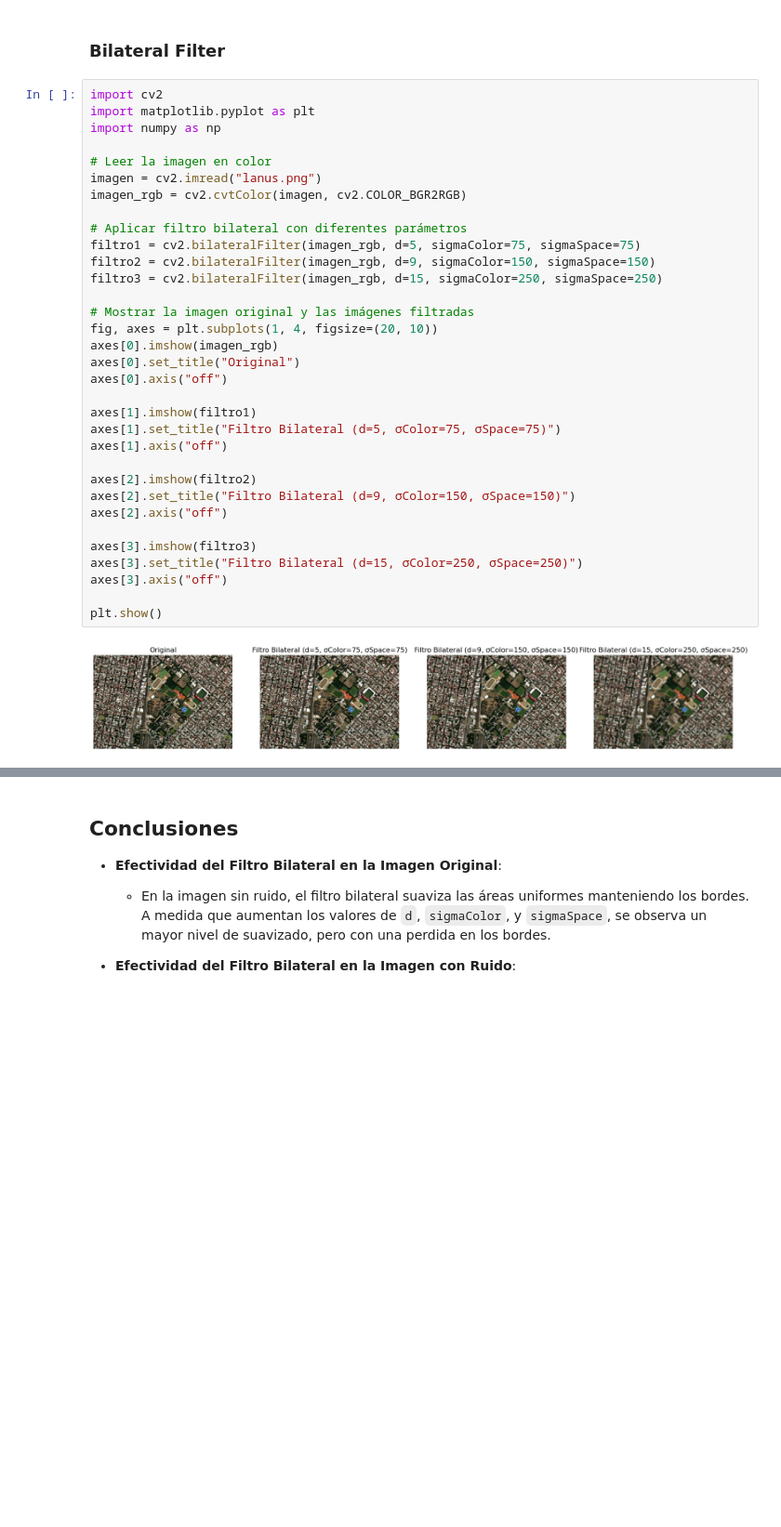
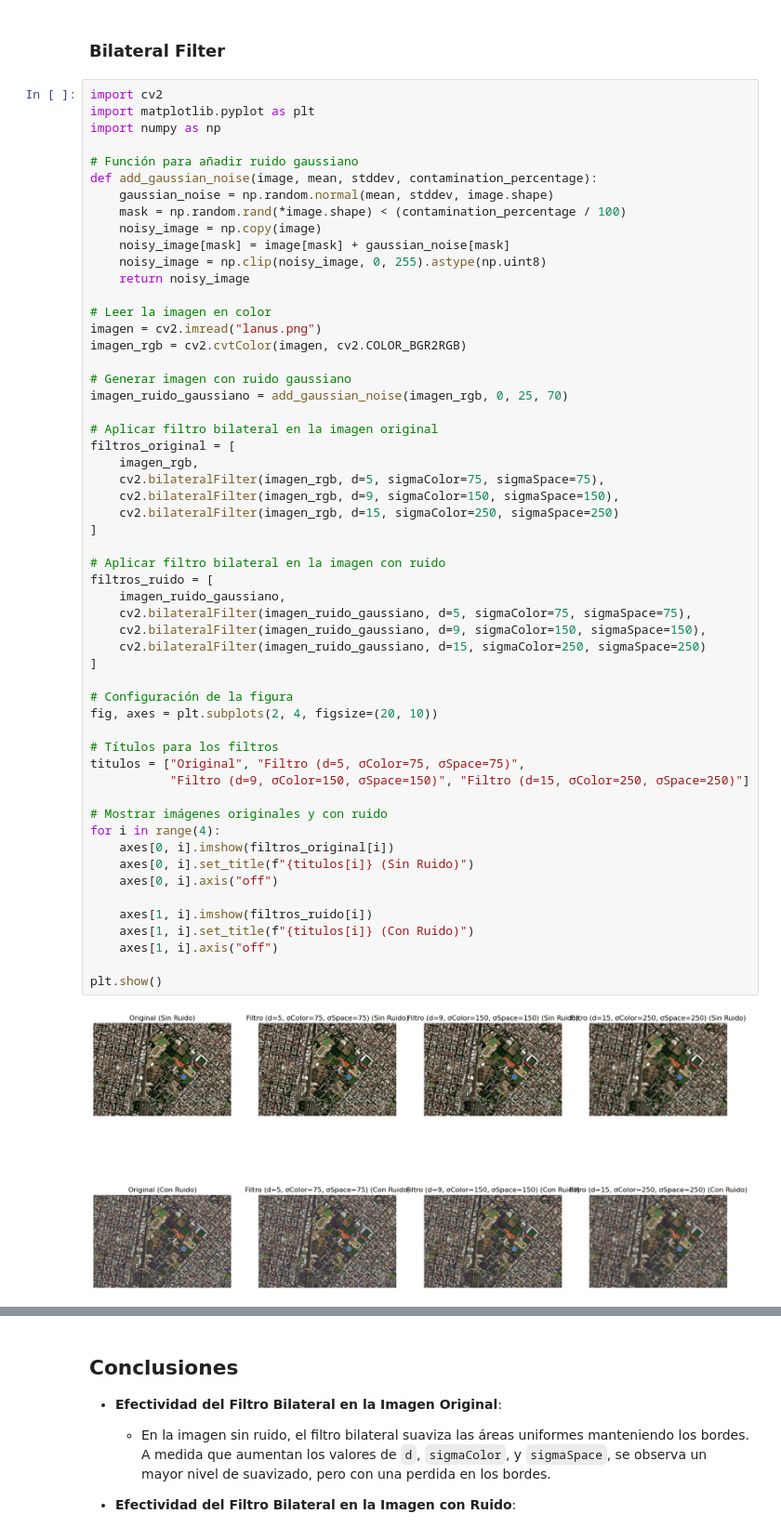
Before and after one commit to MatiasFlores96/Satellite-Image-Analytics-2, a Jupyter notebook: 1_Bilateral_Filter.ipynb, the cells around one changed output, grey strips where cells are left out. Shown at 93% size. Cells and saved outputs as stored; diff of their text form; blank space fills up the shorter version.

```diff
--- a/1_Bilateral_Filter.ipynb
+++ b/1_Bilateral_Filter.ipynb
@@ -3,35 +3,57 @@
 # %%
 import cv2
 import matplotlib.pyplot as plt
 import numpy as np
 
+# Función para añadir ruido gaussiano
+def add_gaussian_noise(image, mean, stddev, contamination_percentage):
+    gaussian_noise = np.random.normal(mean, stddev, image.shape)
+    mask = np.random.rand(*image.shape) < (contamination_percentage / 100)
+    noisy_image = np.copy(image)
+    noisy_image[mask] = image[mask] + gaussian_noise[mask]
+    noisy_image = np.clip(noisy_image, 0, 255).astype(np.uint8)
+    return noisy_image
+
 # Leer la imagen en color
 imagen = cv2.imread("lanus.png")
 imagen_rgb = cv2.cvtColor(imagen, cv2.COLOR_BGR2RGB)
 
-# Aplicar filtro bilateral con diferentes parámetros
-filtro1 = cv2.bilateralFilter(imagen_rgb, d=5, sigmaColor=75, sigmaSpace=75)
-filtro2 = cv2.bilateralFilter(imagen_rgb, d=9, sigmaColor=150, sigmaSpace=150)
-filtro3 = cv2.bilateralFilter(imagen_rgb, d=15, sigmaColor=250, sigmaSpace=250)
+# Generar imagen con ruido gaussiano
+imagen_ruido_gaussiano = add_gaussian_noise(imagen_rgb, 0, 25, 70)
 
-# Mostrar la imagen original y las imágenes filtradas
-fig, axes = plt.subplots(1, 4, figsize=(20, 10))
-axes[0].imshow(imagen_rgb)
-axes[0].set_title("Original")
-axes[0].axis("off")
+# Aplicar filtro bilateral en la imagen original
+filtros_original = [
+    imagen_rgb,
+    cv2.bilateralFilter(imagen_rgb, d=5, sigmaColor=75, sigmaSpace=75),
+    cv2.bilateralFilter(imagen_rgb, d=9, sigmaColor=150, sigmaSpace=150),
+    cv2.bilateralFilter(imagen_rgb, d=15, sigmaColor=250, sigmaSpace=250)
+]
 
-axes[1].imshow(filtro1)
-axes[1].set_title("Filtro Bilateral (d=5, σColor=75, σSpace=75)")
-axes[1].axis("off")
+# Aplicar filtro bilateral en la imagen con ruido
+filtros_ruido = [
+    imagen_ruido_gaussiano,
+    cv2.bilateralFilter(imagen_ruido_gaussiano, d=5, sigmaColor=75, sigmaSpace=75),
+    cv2.bilateralFilter(imagen_ruido_gaussiano, d=9, sigmaColor=150, sigmaSpace=150),
+    cv2.bilateralFilter(imagen_ruido_gaussiano, d=15, sigmaColor=250, sigmaSpace=250)
+]
 
-axes[2].imshow(filtro2)
-axes[2].set_title("Filtro Bilateral (d=9, σColor=150, σSpace=150)")
-axes[2].axis("off")
+# Configuración de la figura
+fig, axes = plt.subplots(2, 4, figsize=(20, 10))
 
-axes[3].imshow(filtro3)
-axes[3].set_title("Filtro Bilateral (d=15, σColor=250, σSpace=250)")
-axes[3].axis("off")
+# Títulos para los filtros
+titulos = ["Original", "Filtro (d=5, σColor=75, σSpace=75)",
+           "Filtro (d=9, σColor=150, σSpace=150)", "Filtro (d=15, σColor=250, σSpace=250)"]
+
+# Mostrar imágenes originales y con ruido
+for i in range(4):
+    axes[0, i].imshow(filtros_original[i])
+    axes[0, i].set_title(f"{titulos[i]} (Sin Ruido)")
+    axes[0, i].axis("off")
+
+    axes[1, i].imshow(filtros_ruido[i])
+    axes[1, i].set_title(f"{titulos[i]} (Con Ruido)")
+    axes[1, i].axis("off")
 
 plt.show()
 # %% [output]
-[figure, old version]
+[figure, new version]
```
Also changed, not shown: parts of 1 cell of this notebook, 1 other file.
